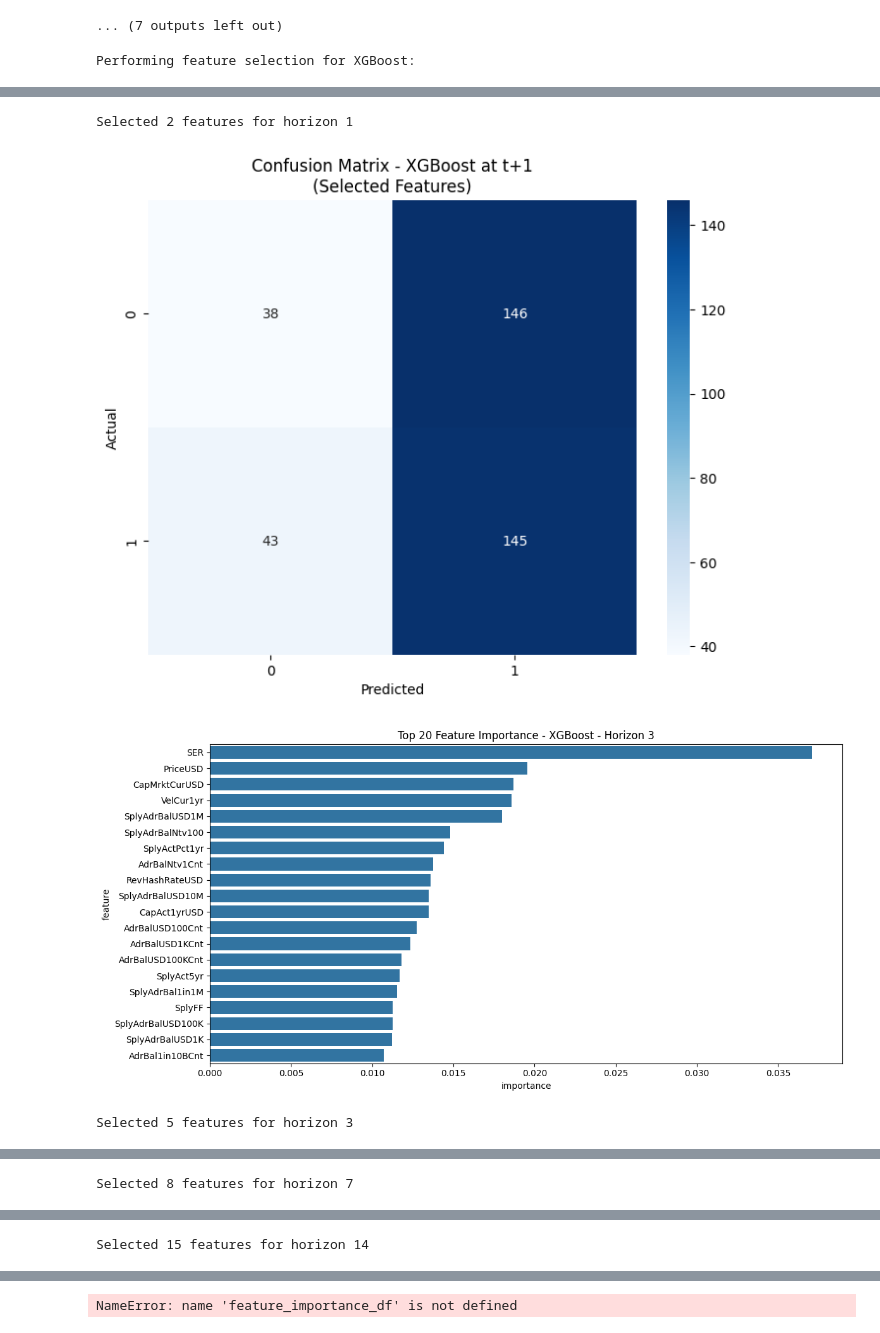
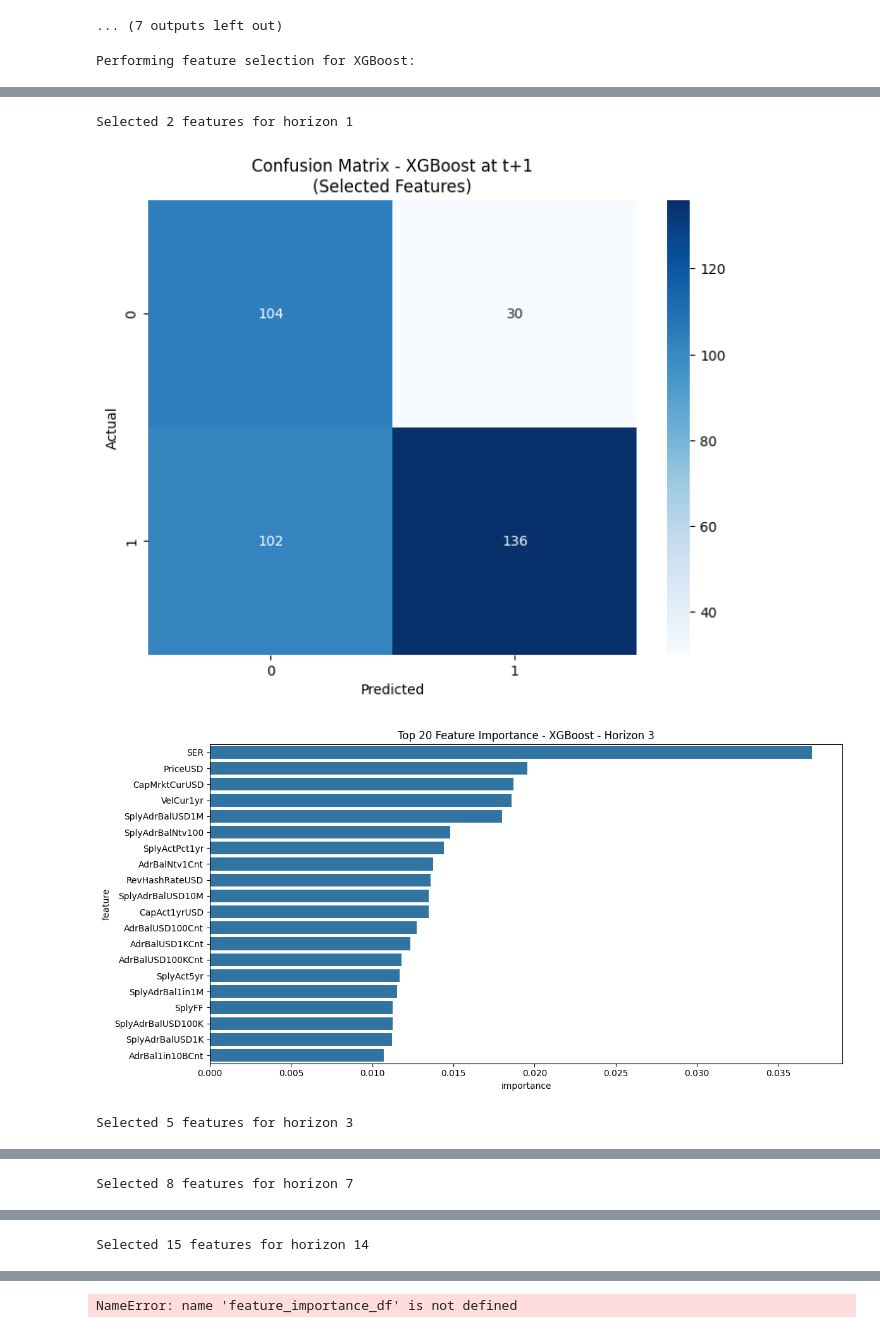
Before and after one commit to hfernandescfc/Bitcasting, a Jupyter notebook: Block_Data.ipynb, the cells around one changed output, grey strips where cells are left out. Drawn from its saved outputs; the diff is of its cells as text; code cells hidden in the pictures.

```diff
--- a/Block_Data.ipynb
+++ b/Block_Data.ipynb
@@ -899,12 +899,13 @@ output_storage = {model_name: {} for model_name in models.keys()}
 all_results = []
 selected_features_dict = {}
 
+# Modify the output_storage section
 for model_name, model in models.items():
     print(f"\nPerforming feature selection for {model_name}:")
 
     for horizonte in horizontes:
         target_col = f'Direction_t+{horizonte}'
-        btc_df_h = btc_df_common .dropna(subset=[target_col])
+        btc_df_h = btc_df_common.dropna(subset=[target_col])
 
         # Prepare initial features and target
         X = btc_df_h.iloc[:, :-13]
@@ -930,47 +931,36 @@ for model_name, model in models.items():
         # Use selected features for training and evaluation
         X_selected = X[selected_features]
 
-        # Initialize TimeSeriesSplit
+        # Preparar predições completas
+        full_preds = np.zeros(len(X_selected))
+        full_probas = np.zeros(len(X_selected))
+
+        # Inicialize TimeSeriesSplit
         tscv = TimeSeriesSplit(n_splits=5)
 
-        metrics = {
-            'Accuracy': [],
-            'Precision': [],
-            'Recall': [],
-            'F1 Score': []
-        }
-
-        y_preds = []
-        y_probas = []
-
-        # Cross-validation with selected features
+        # Treinar modelos e fazer predições
         for train_index, test_index in tscv.split(X_selected):
             X_train, X_test = X_selected.iloc[train_index], X_selected.iloc[test_index]
-            y_train, y_test = y.iloc[train_index], y.iloc[test_index]
+            y_train = y.iloc[train_index]
 
             # Scale features
             X_train_scaled = scaler.fit_transform(X_train)
             X_test_scaled = scaler.transform(X_test)
 
-            # Train and evaluate
-            model.fit(X_train_scaled, y_train)
-            y_pred = model.predict(X_test_scaled)
+            # Treinar o modelo
+            model_clone = model
+            model_clone.fit(X_train_scaled, y_train)
 
-            y_preds.extend(y_pred)
+            # Fazer predições para todo o conjunto de dados
+            full_preds = model_clone.predict(scaler.transform(X_selected))
 
-            if hasattr(model, "predict_proba"):
-                y_proba = model.predict_proba(X_test_scaled)
-                y_probas.extend(y_proba[:, 1])
+            if hasattr(model_clone, "predict_proba"):
+                full_probas = model_clone.predict_proba(scaler.transform(X_selected))[:, 1]
 
-            # Calculate metrics
-            metrics['Accuracy'].append(accuracy_score(y_test, y_pred))
-            metrics['Precision'].append(precision_score(y_test, y_pred))
-            metrics['Recall'].append(recall_score(y_test, y_pred))
-            metrics['F1 Score'].append(f1_score(y_test, y_pred))
-
+        # Armazenar predições completas
         output_storage[model_name][f't+{horizonte}'] = {
-            'predictions': np.array(y_preds),
-            'probabilities': np.array(y_probas)
+            'predictions': full_preds,
+            'probabilities': full_probas
         }
 
         # Store results
@@ -1008,33 +998,33 @@ for i, metric in enumerate(metrics_to_plot, 1):
         plt.plot(model_data['Horizonte'], model_data[metric], marker='o', label=model)
     plt.title(f'{metric} with Selected Features')
     plt.xlabel('Time Horizon')
     plt.ylabel('Score')
     plt.legend()
     plt.grid(True)
 
 plt.tight_layout()
 plt.show()
 
 # Print selected features for each model and horizon
 for key, features in selected_features_dict.items():
     print(f"\nSelected features for {key}:")
     print(f"Number of features: {len(features)}")
     print("Features:", features)
 
 for model_name, horizons in output_storage.items():
     for horizon, data in horizons.items():
         np.save(f"{model_name}_{horizon}_predictions.npy", data['predictions'])
         np.save(f"{model_name}_{horizon}_probabilities.npy", data['probabilities'])
 
 # Save the outputs for later use in the meta-model
 with open('model_outputs_block.pkl', 'wb') as f:
     pickle.dump(output_storage, f)
 
 print("Model outputs saved successfully!")
 # %% [output]
 Performing feature selection for XGBoost:
 [figure]
 Selected 2 features for horizon 1
-[figure, old version]
+[figure, new version]
 [figure]
 Selected 5 features for horizon 3
```
Also changed, not shown: parts of 2 cells of this notebook.
